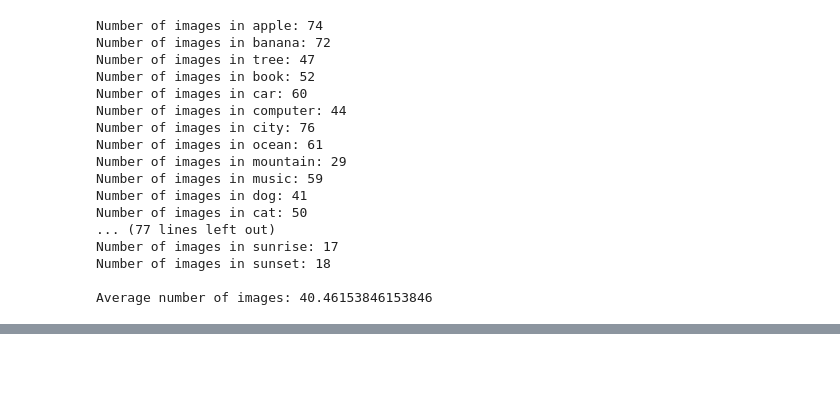
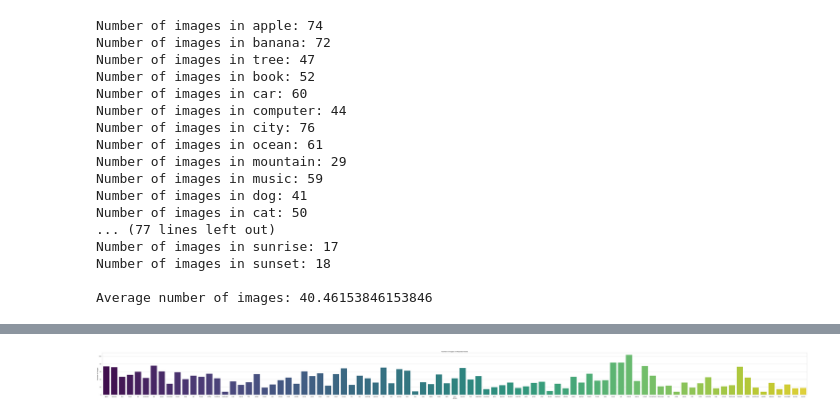
Before and after one commit to Ju2t-us/DataScience1, a Jupyter notebook: CodeTemplates/Web Scraping.ipynb, the cells around one changed output, grey strips where cells are left out. Saved outputs shown, nothing was run; the diff lists cells and outputs as text; code cells hidden in the pictures; blank space fills up the shorter version.

```diff
--- a/CodeTemplates/Web Scraping.ipynb
+++ b/CodeTemplates/Web Scraping.ipynb
@@ -75,0 +66,10 @@ plt.show()
+# %%
+sns.set(style="whitegrid")
+plt.figure(figsize=(100, 6))
+sns.barplot(x=random_nouns, y=image_counts, palette="viridis")
+plt.title("Number of Images in Wikipedia Articles")
+plt.xlabel("Article")
+plt.ylabel("Number of Images")
+plt.show()
+# %% [output]
+[figure, added]
```
Also changed, not shown: parts of 1 cell of this notebook.
